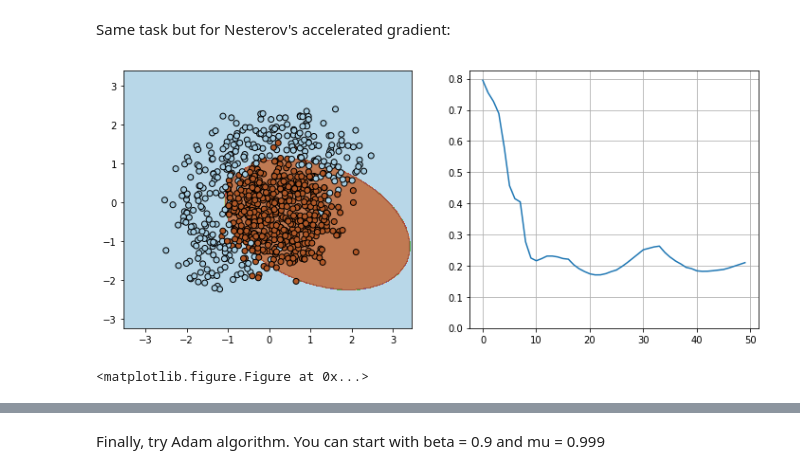
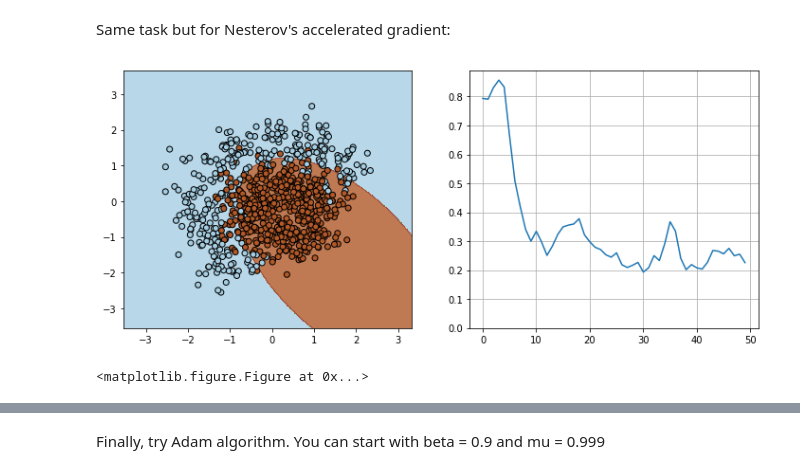
Before and after one commit to niksaz/deep-learning-2018, a Jupyter notebook: 1/homework/task_1.ipynb, the cells around one changed output, grey strips where cells are left out. Cells and saved outputs as stored; diff of their text form; code cells hidden in the pictures.

```diff
--- a/1/homework/task_1.ipynb
+++ b/1/homework/task_1.ipynb
@@ -92,8 +103,9 @@ def compute_loss(X, y, w):
     Given feature matrix X [n_samples,2], target vector [n_samples] of +1/-1,
     and weight vector w [6], compute scalar loss function using formula above.
     """
-    # Your code here
-    pass
+    X = expand(X)
+    P = y * w.reshape((1, -1)).mm(X.transpose(1, 0))
+    return torch.mean(torch.max(torch.zeros_like(P), torch.ones_like(P) - P))
 
 
 def compute_grad(X, y, w):
@@ -101,8 +113,11 @@ def compute_grad(X, y, w):
     Given feature matrix X [n_samples,2], target vector [n_samples] of +1/-1,
     and weight vector w [6], compute vector [6] of derivatives of L over each weights.
     """
-    # Your code here
-    pass
+    X = expand(X)
+    P = y.reshape((-1, 1)) * X.mm(w.reshape((-1, 1)))
+    W = torch.ones_like(X) - P
+    grad = torch.mean((W > 0).float() * -(y.reshape((-1, 1)) * X), dim=0).reshape(-1)
+    return grad
 # %% [markdown]
 ### Training
 Find an optimal learning rate for gradient descent for given batch size.
@@ -111,9 +126,12 @@ You can see the example of correct output below this cell before you run it.
 
 **Don't change the batch size!**
 # %%
+torch.manual_seed(0)
+random.seed(0)
+
 w = torch.Tensor([1, 0, 0, 0, 0, 0])
 
-alpha = 0.1
+alpha = 0.15
 
 n_iter = 50
 batch_size = 4
@@ -126,7 +144,6 @@ for i in range(n_iter):
 
     w = w - alpha * compute_grad(X[ind,:], y[ind], w)
 
-print(w.shape)
-visualize(X, y, w, loss, n_iter)
+# visualize(X, y, w, loss, n_iter)
 plt.clf()
 # %% [output]
@@ -135,10 +152,13 @@ plt.clf()
 # %% [markdown]
 Implement gradient descent with momentum and test it's performance for different learning rate and momentum values.
 # %%
+torch.manual_seed(0)
+random.seed(0)
+
 w = torch.Tensor([1, 0, 0, 0, 0, 0])
 
-alpha =  # learning rate
-mu    =  # momentum
+alpha =  0.25
+mu    =  0.5
 
 v = torch.zeros_like(w)
 
@@ -151,7 +171,8 @@ for i in range(n_iter):
     loss[i] = compute_loss(X, y, w)
     visualize(X[ind,:], y[ind], w, loss, n_iter)
 
-    w = # Your code here
+    v = mu * v - alpha * compute_grad(X[ind,:], y[ind], w)
+    w += v
 
 visualize(X, y, w, loss, n_iter)
 plt.clf()
@@ -161,26 +199,31 @@ plt.clf()
 # %% [markdown]
 Same task but for Nesterov's accelerated gradient:
 # %%
+torch.manual_seed(0)
+random.seed(0)
+
 w = torch.Tensor([1, 0, 0, 0, 0, 0])
 
-alpha = # learning rate
-mu    = # momentum
+alpha = 0.25
+mu    = 0.5
 
 v = torch.zeros_like(w)
 
 n_iter = 50
 batch_size = 4
 loss = np.zeros(n_iter)
 plt.figure(figsize=(12,5))
 for i in range(n_iter):
     ind = random.sample(range(X.shape[0]), batch_size)
     loss[i] = compute_loss(X, y, w)
-#     visualize(X[ind,:], y[ind], w, loss, n_iter)
+    visualize(X[ind,:], y[ind], w, loss, n_iter)
 
-    w = # Your code here
+    w_ahead = w + mu * v
+    v = mu * v - alpha * compute_grad(X[ind,:], y[ind], w_ahead)
+    w += v
 
 visualize(X, y, w, loss, n_iter)
 plt.clf()
 # %% [output]
-[figure, old version]
+[figure, new version]
 <matplotlib.figure.Figure at 0x...>
```
Also changed, not shown: parts of 9 cells of this notebook, 13 other files.
